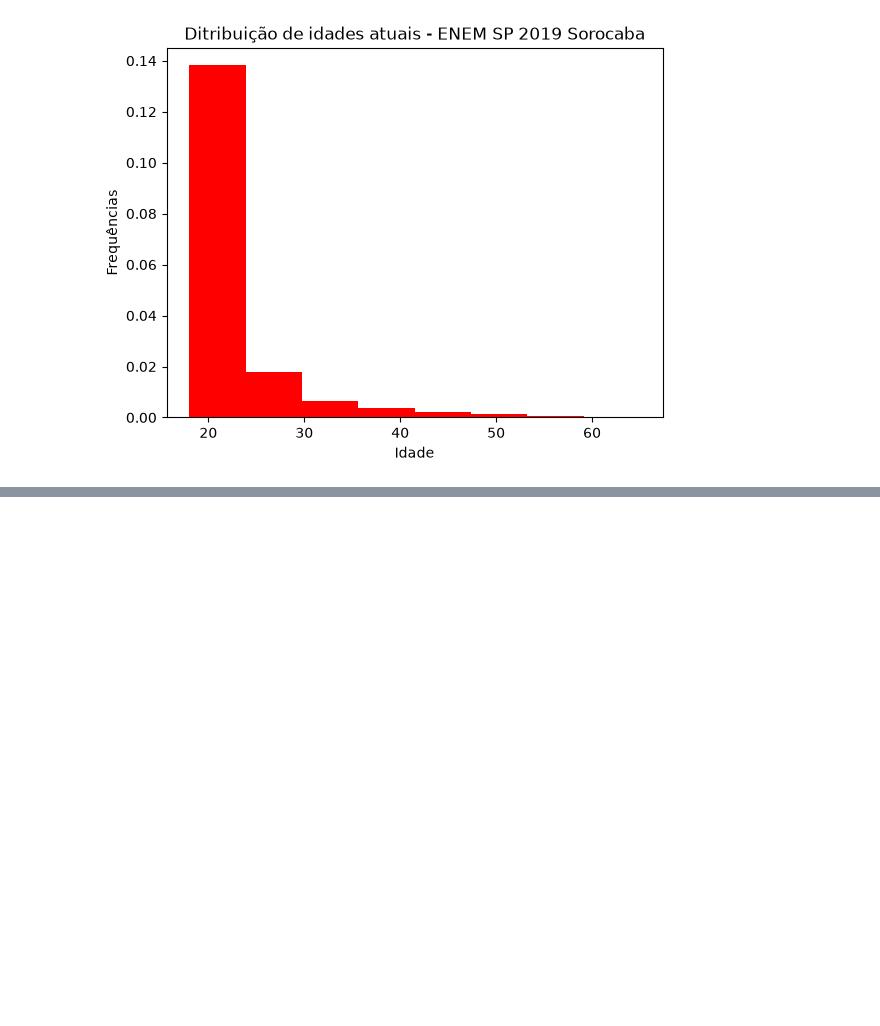
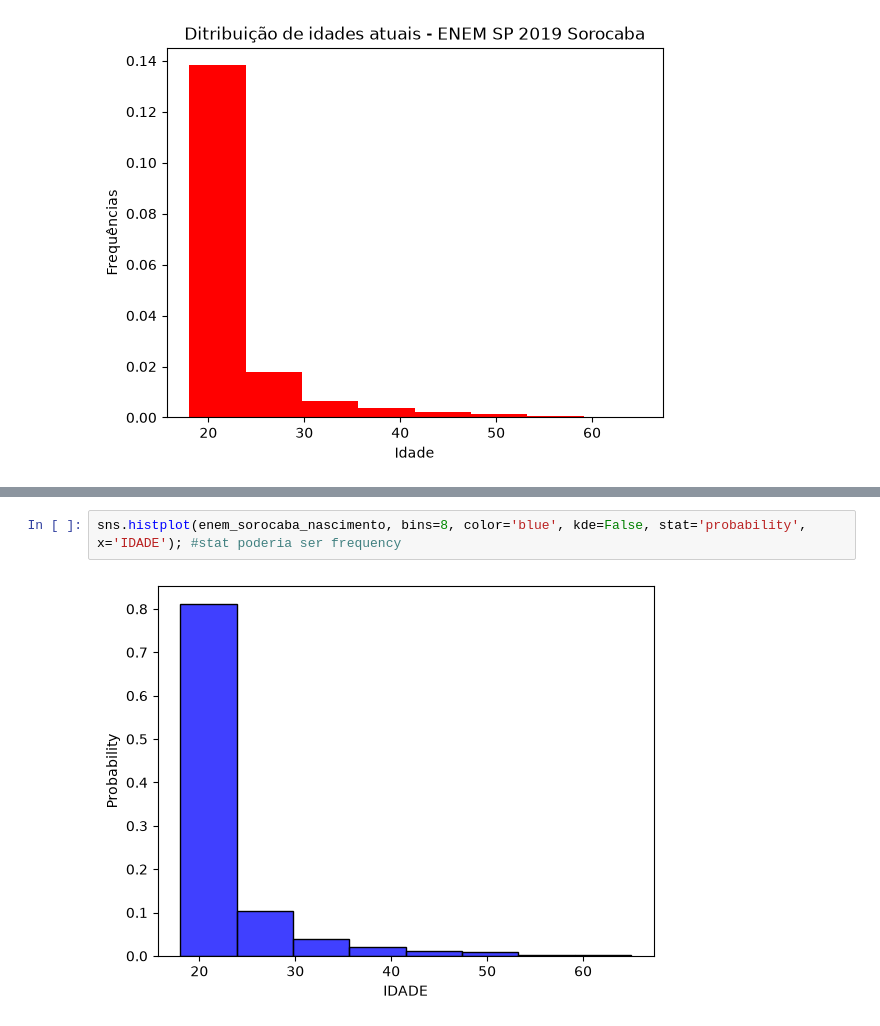
Before and after one commit to arthurresendes/Estatistica-aplicada, a Jupyter notebook: Enem/frequencias.ipynb, the cells around one changed output, grey strips where cells are left out. Cells and saved outputs as stored; diff of their text form; blank space fills up the shorter version.

```diff
--- a/Enem/frequencias.ipynb
+++ b/Enem/frequencias.ipynb
@@ -175,0 +189,4 @@ plt.show()
+# %%
+sns.histplot(enem_sorocaba_nascimento, bins=8, color='blue', kde=False, stat='probability', x='IDADE'); #stat poderia ser frequency
+# %% [output]
+[figure, added]
```
Also changed, not shown: parts of 4 cells of this notebook.
